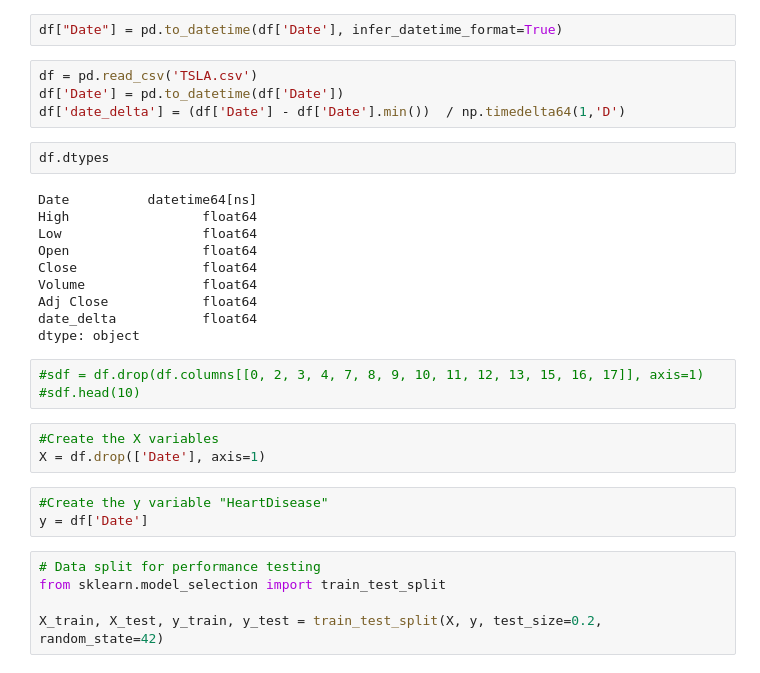
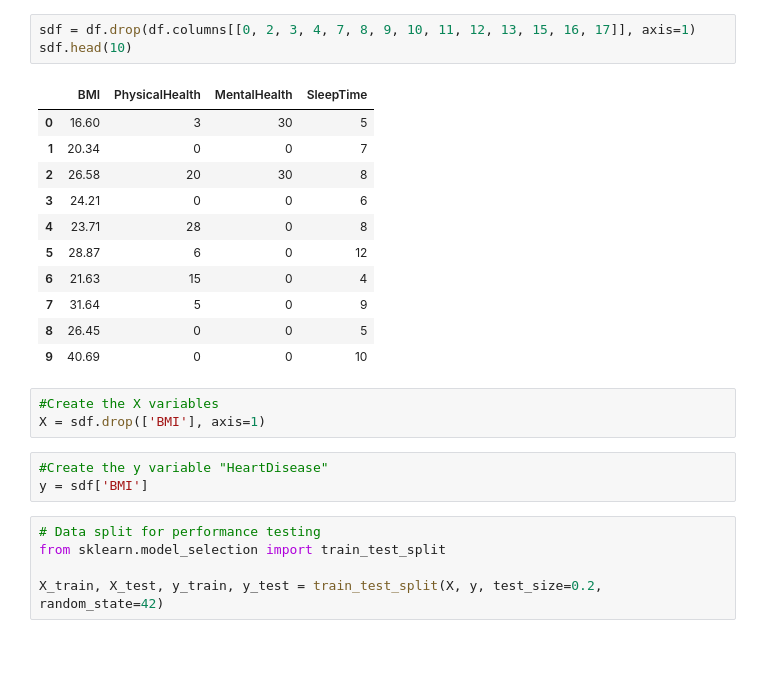
Before and after one commit to kramerkyle/FinalProject, a Jupyter notebook: machine model.ipynb, the cells around one changed output. Cells and saved outputs as stored; diff of their text form.

```diff
--- a/machine_model_fruit.ipynb
+++ b/machine model.ipynb
@@ -34,30 +22,24 @@ dtype: object
-# %%
-df["Date"] = pd.to_datetime(df['Date'], infer_datetime_format=True)
-# %%
-df = pd.read_csv('TSLA.csv')
-df['Date'] = pd.to_datetime(df['Date'])
-df['date_delta'] = (df['Date'] - df['Date'].min())  / np.timedelta64(1,'D')
-# %%
-df.dtypes
-# %% [output]
-Date          datetime64[ns]
-High                 float64
-Low                  float64
-Open                 float64
-Close                float64
-Volume               float64
-Adj Close            float64
-date_delta           float64
-dtype: object
 # %%
-#sdf = df.drop(df.columns[[0, 2, 3, 4, 7, 8, 9, 10, 11, 12, 13, 15, 16, 17]], axis=1)
-#sdf.head(10)
+sdf = df.drop(df.columns[[0, 2, 3, 4, 7, 8, 9, 10, 11, 12, 13, 15, 16, 17]], axis=1)
+sdf.head(10)
+# %% [output]
+|  | BMI | PhysicalHealth | MentalHealth | SleepTime |
+| 0 | 16.60 | 3 | 30 | 5 |
+| 1 | 20.34 | 0 | 0 | 7 |
+| 2 | 26.58 | 20 | 30 | 8 |
+| 3 | 24.21 | 0 | 0 | 6 |
+| 4 | 23.71 | 28 | 0 | 8 |
+| 5 | 28.87 | 6 | 0 | 12 |
+| 6 | 21.63 | 15 | 0 | 4 |
+| 7 | 31.64 | 5 | 0 | 9 |
+| 8 | 26.45 | 0 | 0 | 5 |
+| 9 | 40.69 | 0 | 0 | 10 |
 # %%
 #Create the X variables
-X = df.drop(['Date'], axis=1)
+X = sdf.drop(['BMI'], axis=1)
 # %%
 #Create the y variable "HeartDisease"
-y = df['Date']
+y = sdf['BMI']
 # %%
 # Data split for performance testing
 from sklearn.model_selection import train_test_split
```
Also changed, not shown: parts of 4 cells of this notebook.
